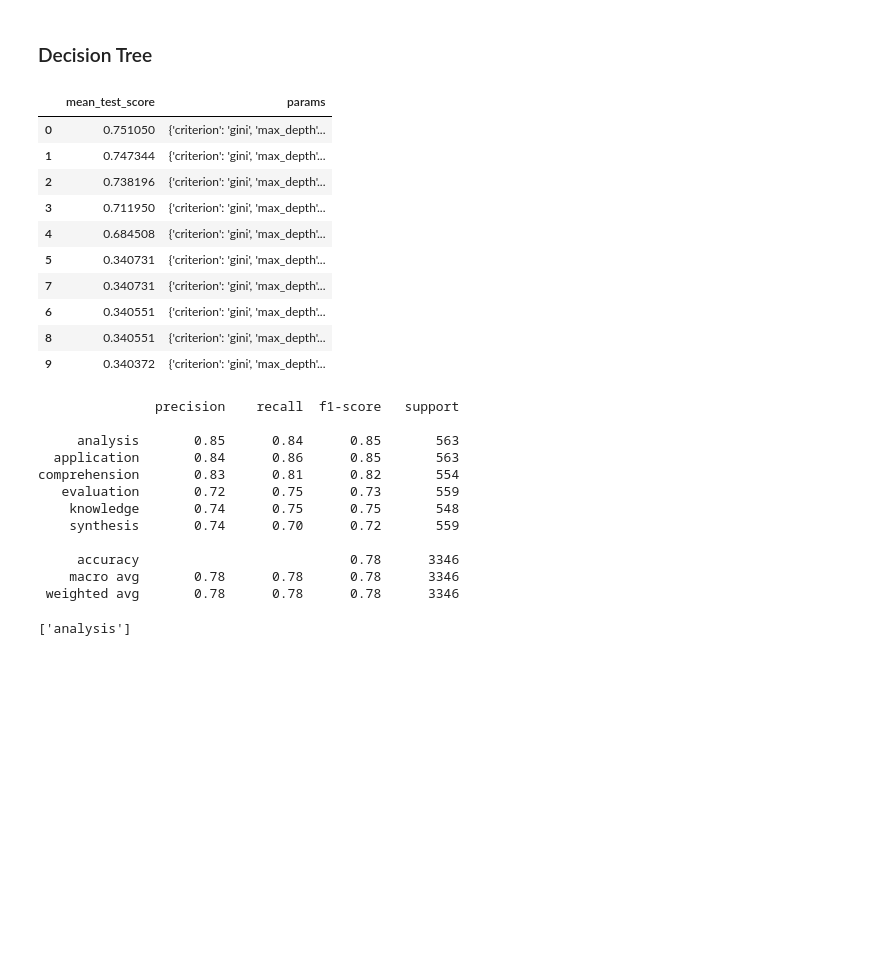
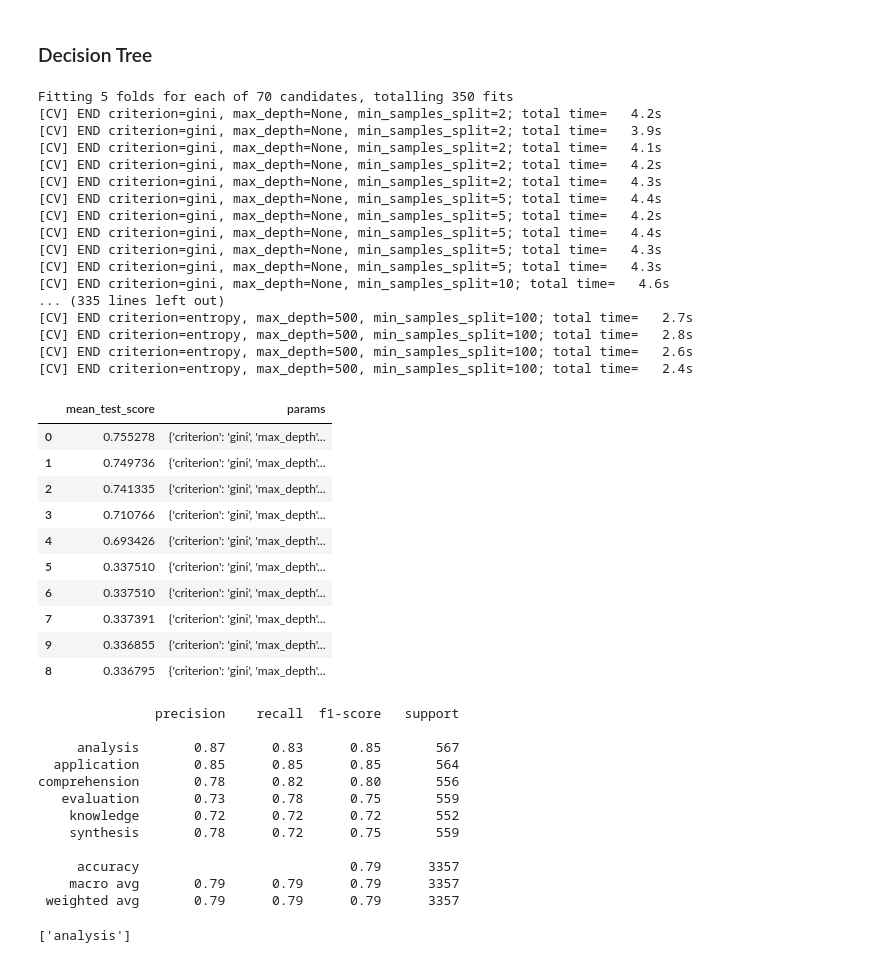
Before and after one commit to 99pranit/Qillion, a Jupyter notebook: notebook/question_classifier_ml.ipynb, the cells around one changed output. Cells and saved outputs as stored; diff of their text form; code cells hidden in the pictures; blank space fills up the shorter version.

```diff
--- a/notebook/question_classifier_ml.ipynb
+++ b/notebook/question_classifier_ml.ipynb
@@ -107,7 +105,7 @@ df['processed_question'] = [''.join(text) for text in df['processed_question']]
 # token_pattern: words of 2+ word-chars, but not all digits
 token_pattern = r"(?u)\b[a-zA-Z]{3,}\b"
 
-vectorizer = TfidfVectorizer(min_df= 5 ,max_df=0.8 , ngram_range=(1,2), use_idf= True, norm= 'l2',
+vectorizer = TfidfVectorizer(min_df= 10 ,max_df=0.8 , ngram_range=(1,2), use_idf= True, norm= 'l2',
                              token_pattern= token_pattern)
 tfidf = vectorizer.fit_transform(df['processed_question'])
 
@@ -246,29 +233,46 @@ print(classifier.predict(token_q))
 # %%
 params = {
     'min_samples_split' : [2 , 5 , 10 , 50 , 100],
     'criterion' : ['gini' , 'entropy'],
     'max_depth' : [None , 5 , 10 , 50 , 100 , 250 , 500]
 }
-param_search = GridSearchCV(estimator= DecisionTreeClassifier(), param_grid= params, cv=5, n_jobs= -1)
+param_search = GridSearchCV(estimator= DecisionTreeClassifier(), param_grid= params, cv=5, n_jobs= -1, verbose= 2)
 
 param_search.fit(x_resampled , y_resampled)
 
 cv_results = pd.DataFrame(param_search.cv_results_)
 cv_results = cv_results[["mean_test_score", "params"]].head(10).sort_values(by="mean_test_score", ascending=False)
 
 cv_results
 # %% [output]
+Fitting 5 folds for each of 70 candidates, totalling 350 fits
+[CV] END criterion=gini, max_depth=None, min_samples_split=2; total time=   4.2s
+[CV] END criterion=gini, max_depth=None, min_samples_split=2; total time=   3.9s
+[CV] END criterion=gini, max_depth=None, min_samples_split=2; total time=   4.1s
+[CV] END criterion=gini, max_depth=None, min_samples_split=2; total time=   4.2s
+[CV] END criterion=gini, max_depth=None, min_samples_split=2; total time=   4.3s
+[CV] END criterion=gini, max_depth=None, min_samples_split=5; total time=   4.4s
+[CV] END criterion=gini, max_depth=None, min_samples_split=5; total time=   4.2s
+[CV] END criterion=gini, max_depth=None, min_samples_split=5; total time=   4.4s
+[CV] END criterion=gini, max_depth=None, min_samples_split=5; total time=   4.3s
+[CV] END criterion=gini, max_depth=None, min_samples_split=5; total time=   4.3s
+[CV] END criterion=gini, max_depth=None, min_samples_split=10; total time=   4.6s
+... (335 lines left out)
+[CV] END criterion=entropy, max_depth=500, min_samples_split=100; total time=   2.7s
+[CV] END criterion=entropy, max_depth=500, min_samples_split=100; total time=   2.8s
+[CV] END criterion=entropy, max_depth=500, min_samples_split=100; total time=   2.6s
+[CV] END criterion=entropy, max_depth=500, min_samples_split=100; total time=   2.4s
 |  | mean_test_score | params |
-| 0 | 0.751050 | {'criterion': 'gini', 'max_depth'... |
-| 1 | 0.747344 | {'criterion': 'gini', 'max_depth'... |
-| 2 | 0.738196 | {'criterion': 'gini', 'max_depth'... |
-| 3 | 0.711950 | {'criterion': 'gini', 'max_depth'... |
-| 4 | 0.684508 | {'criterion': 'gini', 'max_depth'... |
-| 5 | 0.340731 | {'criterion': 'gini', 'max_depth'... |
-| 7 | 0.340731 | {'criterion': 'gini', 'max_depth'... |
-| 6 | 0.340551 | {'criterion': 'gini', 'max_depth'... |
-| 8 | 0.340551 | {'criterion': 'gini', 'max_depth'... |
-| 9 | 0.340372 | {'criterion': 'gini', 'max_depth'... |
+| 0 | 0.755278 | {'criterion': 'gini', 'max_depth'... |
+| 1 | 0.749736 | {'criterion': 'gini', 'max_depth'... |
+| 2 | 0.741335 | {'criterion': 'gini', 'max_depth'... |
+| 3 | 0.710766 | {'criterion': 'gini', 'max_depth'... |
+| 4 | 0.693426 | {'criterion': 'gini', 'max_depth'... |
+| 5 | 0.337510 | {'criterion': 'gini', 'max_depth'... |
+| 6 | 0.337510 | {'criterion': 'gini', 'max_depth'... |
+| 7 | 0.337391 | {'criterion': 'gini', 'max_depth'... |
+| 9 | 0.336855 | {'criterion': 'gini', 'max_depth'... |
+| 8 | 0.336795 | {'criterion': 'gini', 'max_depth'... |
 # %%
 dt = DecisionTreeClassifier(criterion= 'gini', max_depth= None, min_samples_split = 2)
 dt.fit(x_train, y_train)
@@ -277,16 +281,16 @@ print(classification_report(y_test , y_pred))
 # %% [output]
                precision    recall  f1-score   support
 
-     analysis       0.85      0.84      0.85       563
-  application       0.84      0.86      0.85       563
-comprehension       0.83      0.81      0.82       554
-   evaluation       0.72      0.75      0.73       559
-    knowledge       0.74      0.75      0.75       548
-    synthesis       0.74      0.70      0.72       559
+     analysis       0.87      0.83      0.85       567
+  application       0.85      0.85      0.85       564
+comprehension       0.78      0.82      0.80       556
+   evaluation       0.73      0.78      0.75       559
+    knowledge       0.72      0.72      0.72       552
+    synthesis       0.78      0.72      0.75       559
 
-     accuracy                           0.78      3346
-    macro avg       0.78      0.78      0.78      3346
- weighted avg       0.78      0.78      0.78      3346
+     accuracy                           0.79      3357
+    macro avg       0.79      0.79      0.79      3357
+ weighted avg       0.79      0.79      0.79      3357
 # %%
 question = 'How many total disk access is needed to search a record using two level indexing?'
 processed_q = preprocess_text(question)
```
Also changed, not shown: parts of 10 cells of this notebook.
